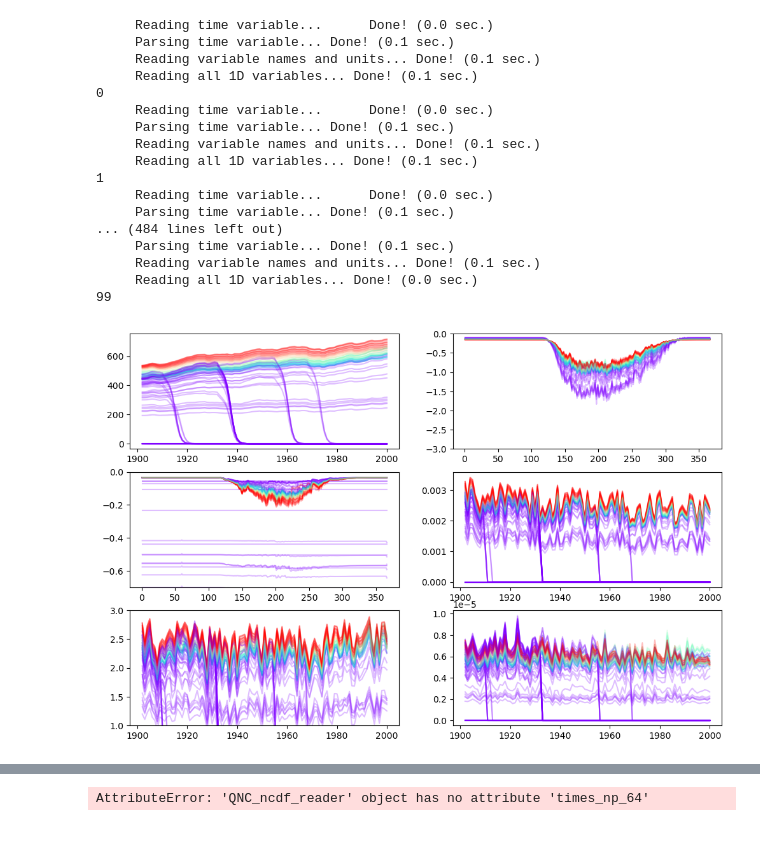
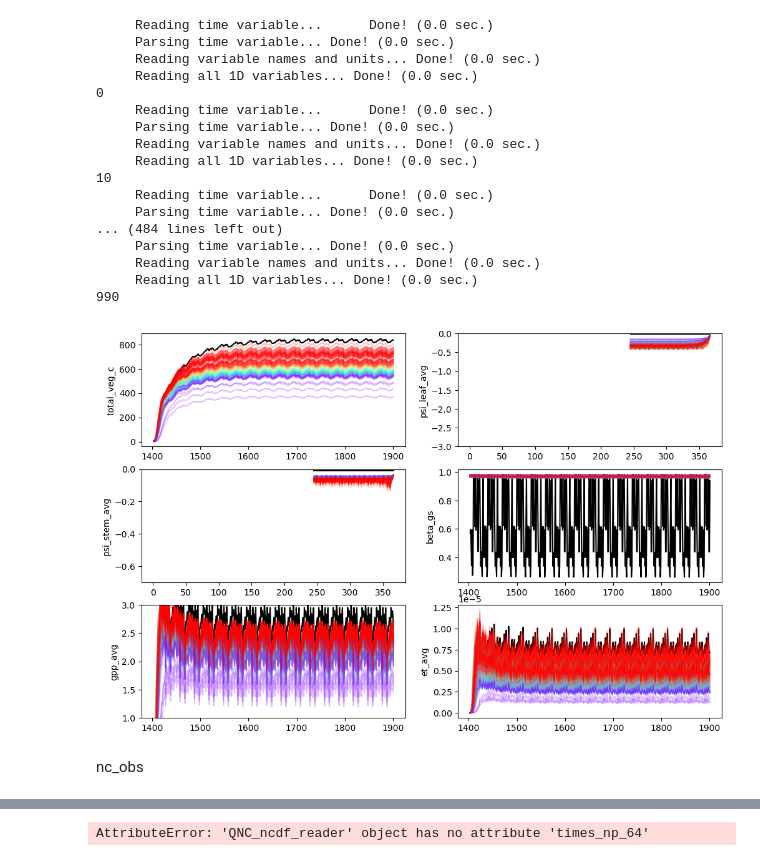
Before and after one commit to PhillipPapastefanou/QPy, a Jupyter notebook: science/phillip/04_post_process_transient_latin_hypercube.ipynb, the cells around one changed output, grey strips where cells are left out. Drawn from its saved outputs; the diff is of its cells as text; code cells hidden in the pictures.

```diff
--- a/science/phillip/04_post_process_transient_latin_hypercube.ipynb
+++ b/science/phillip/04_post_process_transient_latin_hypercube.ipynb
@@ -18,5 +18,5 @@ from src.postprocessing.qnc_defintions import Output_format
 from src.postprocessing.qnc_output_parser import QNC_output_parser
 from src.postprocessing.qnc_ncdf_reader import QNC_ncdf_reader
 
-OUTPUT_DIR = 'output/04_transient_latin_hypercube'
+OUTPUT_DIR = '/Net/Groups/BSI/scratch/ppapastefanou/simulations/QPy/09_transient_latin_hypercube_with_std'
 # %%
@@ -27,16 +26,16 @@ fig = plt.figure(figsize=(12,8))
 
 ax_veg = fig.add_subplot(3, 2, 1)
 ax_psi_leaf = fig.add_subplot(3, 2, 2)
-ax_psi_stem = fig.add_subplot(3, 2, 3)
+ax_psi_leaf24 = fig.add_subplot(3, 2, 3)
 ax_gs= fig.add_subplot(3, 2, 4)
 ax_gpp = fig.add_subplot(3, 2, 5)
 ax_et = fig.add_subplot(3, 2, 6)
 
-for fid in range(0,100):
-    parser = QNC_output_parser(os.path.join(OUTPUT_DIR, str(fid)))
+for fid in range(0,1000, 10):
+    parser = QNC_output_parser(os.path.join(OUTPUT_DIR,'output', str(fid)))
     parser.Read()
-    output = parser.Available_outputs['transient']
-    nc_output = QNC_ncdf_reader(os.path.join(OUTPUT_DIR, str(fid)),
+    output = parser.Available_outputs['spinup']
+    nc_output = QNC_ncdf_reader(os.path.join(OUTPUT_DIR, 'output', str(fid)),
                                             output.Categories,
                                             output.Identifier,
                                             output.Time_resolution
@@ -44,55 +43,68 @@ for fid in range(0,100):
 
     nc_output.Parse_env_and_variables()
     nc_output.Read_all_1D()
     nc_output.Close()
     dfs_veg = nc_output.Datasets_1D['VEG'].groupby(pd.Grouper(key='date', freq='1YE')).mean()
 
     minc = 500
     maxc = 600
     s = maxc-minc
 
     vegmean = dfs_veg['total_veg_c'].mean()
     print(fid)
-    col = plt.cm.rainbow(-minc/s + vegmean/s)
+
+    if fid == 0:
+        col = 'black'
+        alpha = 1.0
+    else:
+        col = plt.cm.rainbow(-minc/s + vegmean/s)
+        alpha = 0.25
 
     dfs_psi = nc_output.Datasets_1D['PHYD'].groupby(pd.Grouper(key='date', freq='d')).mean()
-    dfs_assimi = nc_output.Datasets_1D['Q_ASSIMI'].groupby(pd.Grouper(key='date', freq='1YE')).mean()
-    dfs_spq = nc_output.Datasets_1D['SPQ'].groupby(pd.Grouper(key='date', freq='1YE')).mean()
+    dfs_assimi_year = nc_output.Datasets_1D['Q_ASSIMI'].groupby(pd.Grouper(key='date', freq='1YE')).mean()
+    dfs_spq_yearly = nc_output.Datasets_1D['SPQ'].groupby(pd.Grouper(key='date', freq='1YE')).mean()
 
     dfs_psi['dayofyear'] = dfs_psi.index.dayofyear
     dfs_psi  = dfs_psi.groupby('dayofyear').mean()
 
-    ax_veg.plot(dfs_veg['total_veg_c'], c = col, alpha = 0.25)
-    ax_gpp.plot(dfs_assimi['gpp_avg'], c = col, alpha = 0.25)
+    ax_veg.plot(dfs_veg['total_veg_c'], c = col, alpha = alpha)
+
+
+    ax_gpp.plot(dfs_assimi_year['gpp_avg'], c = col, alpha = alpha)
     ax_gpp.set_ylim(1.0, 3.0)
-    ax_psi_leaf.plot(dfs_psi['psi_leaf_avg'], c = col, alpha = 0.25)
+    ax_psi_leaf.plot(dfs_psi['psi_leaf_avg'], c = col, alpha = alpha)
     ax_psi_leaf.set_ylim(-3,0)
-    ax_psi_stem.plot(dfs_psi['psi_stem_avg'], c = col, alpha = 0.25)
-    ax_psi_stem.set_ylim(-0.7,0)
-    ax_et.plot(dfs_spq['transpiration_avg'], c = col , alpha = 0.25)
-    ax_gs.plot(dfs_assimi['gc_avg'], c = col, alpha = 0.25)
+    ax_psi_leaf24.plot(dfs_psi['psi_stem_avg'], c = col, alpha = alpha)
+    ax_psi_leaf24.set_ylim(-0.7,0)
+    ax_et.plot(dfs_spq_yearly['transpiration_avg'], c = col , alpha = alpha)
+    ax_gs.plot(dfs_assimi_year['beta_gs'], c = col, alpha = alpha)
+
+ax_veg.set_ylabel('total_veg_c')
+ax_gpp.set_ylabel('gpp_avg')
+ax_psi_leaf.set_ylabel('psi_leaf_avg')
+ax_psi_leaf24.set_ylabel('psi_stem_avg')
+ax_et.set_ylabel('et_avg')
+ax_gs.set_ylabel('beta_gs')
+
 
 plt.savefig(os.path.join(OUTPUT_DIR,"Overview.png"))
 plt.show()
-#plt.plot(nc_output.Datasets_1D['VEG']['date'], nc_output.Datasets_1D['VEG']['total_veg_c'] )
-# plt.plot(nc_output.Datasets_1D['PHYD']['date'], nc_output.Datasets_1D['PHYD']['psi_leaf_avg'] )
-# plt.plot(nc_output.Datasets_1D['PHYD']['date'], nc_output.Datasets_1D['PHYD']['psi_stem_avg'] )
 # %% [output]
      Reading time variable...      Done! (0.0 sec.)
-     Parsing time variable... Done! (0.1 sec.)
-     Reading variable names and units... Done! (0.1 sec.)
-     Reading all 1D variables... Done! (0.1 sec.)
+     Parsing time variable... Done! (0.0 sec.)
+     Reading variable names and units... Done! (0.0 sec.)
+     Reading all 1D variables... Done! (0.0 sec.)
 0
      Reading time variable...      Done! (0.0 sec.)
-     Parsing time variable... Done! (0.1 sec.)
-     Reading variable names and units... Done! (0.1 sec.)
-     Reading all 1D variables... Done! (0.1 sec.)
-1
+     Parsing time variable... Done! (0.0 sec.)
+     Reading variable names and units... Done! (0.0 sec.)
+     Reading all 1D variables... Done! (0.0 sec.)
+10
      Reading time variable...      Done! (0.0 sec.)
-     Parsing time variable... Done! (0.1 sec.)
+     Parsing time variable... Done! (0.0 sec.)
 ... (484 lines left out)
-     Parsing time variable... Done! (0.1 sec.)
-     Reading variable names and units... Done! (0.1 sec.)
+     Parsing time variable... Done! (0.0 sec.)
+     Reading variable names and units... Done! (0.0 sec.)
      Reading all 1D variables... Done! (0.0 sec.)
-99
+990
-[figure, old version]
+[figure, new version]
@@ -99 +118,3 @@ plt.show()
+# %% [markdown]
+nc_obs
 # %%
```
Also changed, not shown: parts of 51 cells of this notebook, 10 other files.
